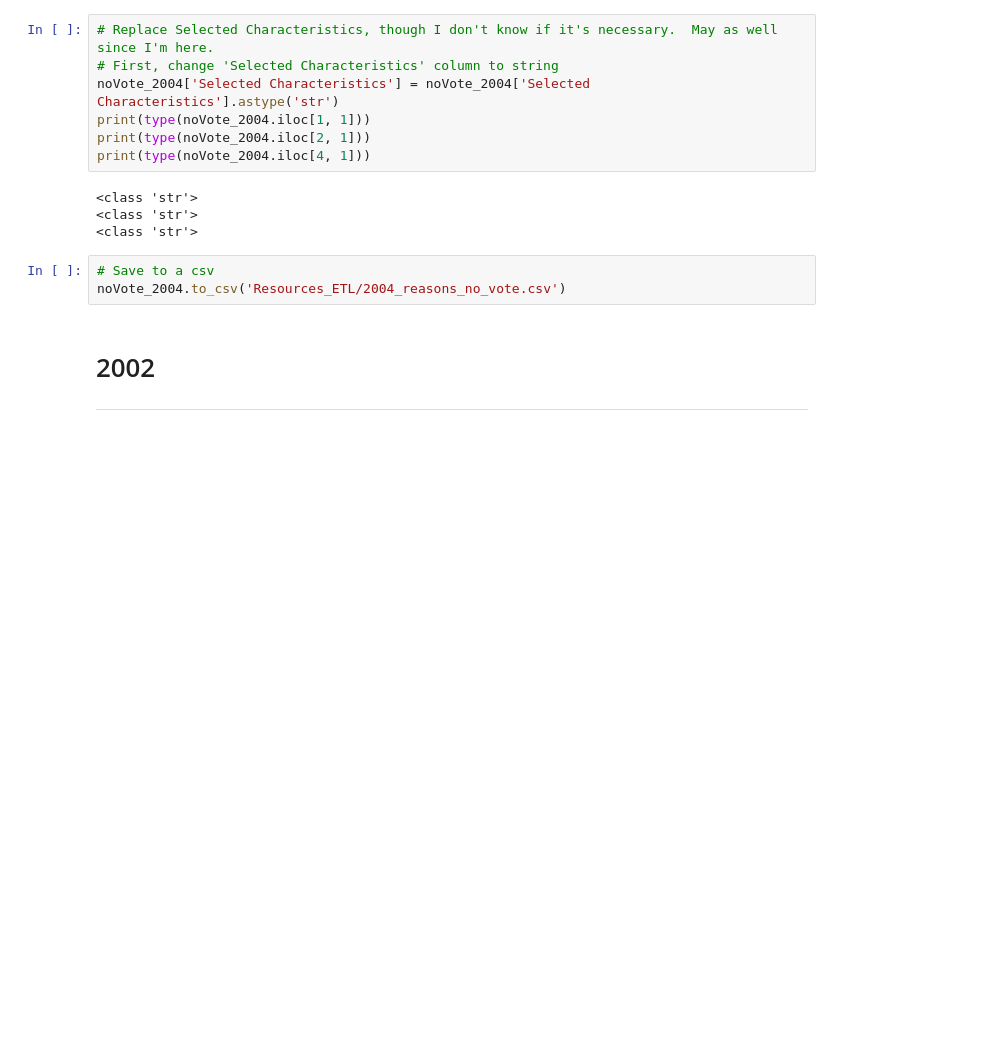
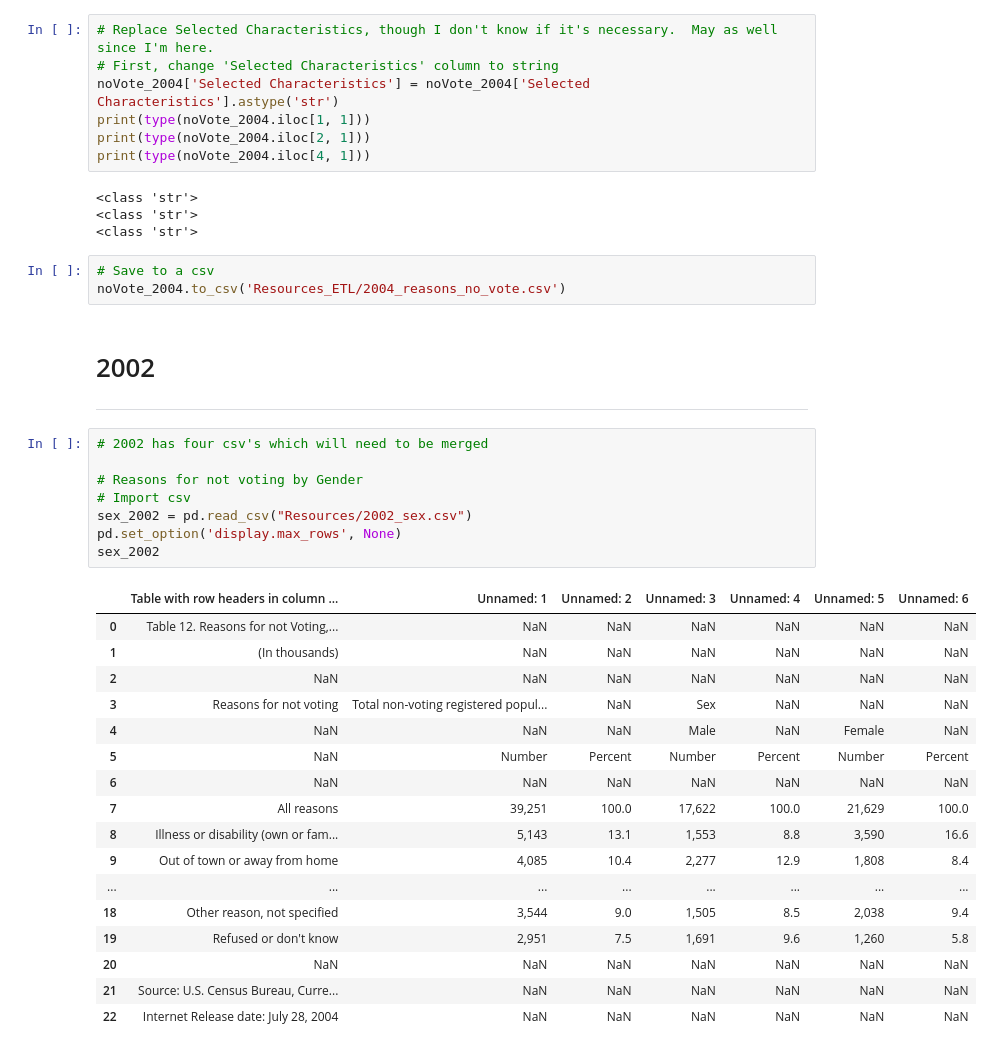
Before and after one commit to VallieTracy/Voter-Registration, a Jupyter notebook: Untitled.ipynb, the cells around one changed output. Drawn from its saved outputs; the diff is of its cells as text; blank space fills up the shorter version.

Commit message:
working on 2002 gender csv; running into problems with columns

```diff
--- a/Untitled.ipynb
+++ b/Untitled.ipynb
@@ -1229,3 +1176,29 @@ noVote_2004.to_csv('Resources_ETL/2004_reasons_no_vote.csv')
 # %% [markdown]
 # 2002
 --------
+# %%
+# 2002 has four csv's which will need to be merged
+
+# Reasons for not voting by Gender
+# Import csv
+sex_2002 = pd.read_csv("Resources/2002_sex.csv")
+pd.set_option('display.max_rows', None)
+sex_2002
+# %% [output]
+|  | Table with row headers in column ... | Unnamed: 1 | Unnamed: 2 | Unnamed: 3 | Unnamed: 4 | Unnamed: 5 | Unnamed: 6 |
+| 0 | Table 12. Reasons for not Voting,... | NaN | NaN | NaN | NaN | NaN | NaN |
+| 1 | (In thousands) | NaN | NaN | NaN | NaN | NaN | NaN |
+| 2 | NaN | NaN | NaN | NaN | NaN | NaN | NaN |
+| 3 | Reasons for not voting | Total non-voting registered popul... | NaN | Sex | NaN | NaN | NaN |
+| 4 | NaN | NaN | NaN | Male | NaN | Female | NaN |
+| 5 | NaN | Number | Percent | Number | Percent | Number | Percent |
+| 6 | NaN | NaN | NaN | NaN | NaN | NaN | NaN |
+| 7 | All reasons | 39,251 | 100.0 | 17,622 | 100.0 | 21,629 | 100.0 |
+| 8 | Illness or disability (own or fam... | 5,143 | 13.1 | 1,553 | 8.8 | 3,590 | 16.6 |
+| 9 | Out of town or away from home | 4,085 | 10.4 | 2,277 | 12.9 | 1,808 | 8.4 |
+| ... | ... | ... | ... | ... | ... | ... | ... |
+| 18 | Other reason, not specified | 3,544 | 9.0 | 1,505 | 8.5 | 2,038 | 9.4 |
+| 19 | Refused or don't know | 2,951 | 7.5 | 1,691 | 9.6 | 1,260 | 5.8 |
+| 20 | NaN | NaN | NaN | NaN | NaN | NaN | NaN |
+| 21 | Source: U.S. Census Bureau, Curre... | NaN | NaN | NaN | NaN | NaN | NaN |
+| 22 | Internet Release date: July 28, 2004 | NaN | NaN | NaN | NaN | NaN | NaN |
```
Also changed, not shown: parts of 8 cells of this notebook, 1 other file.
